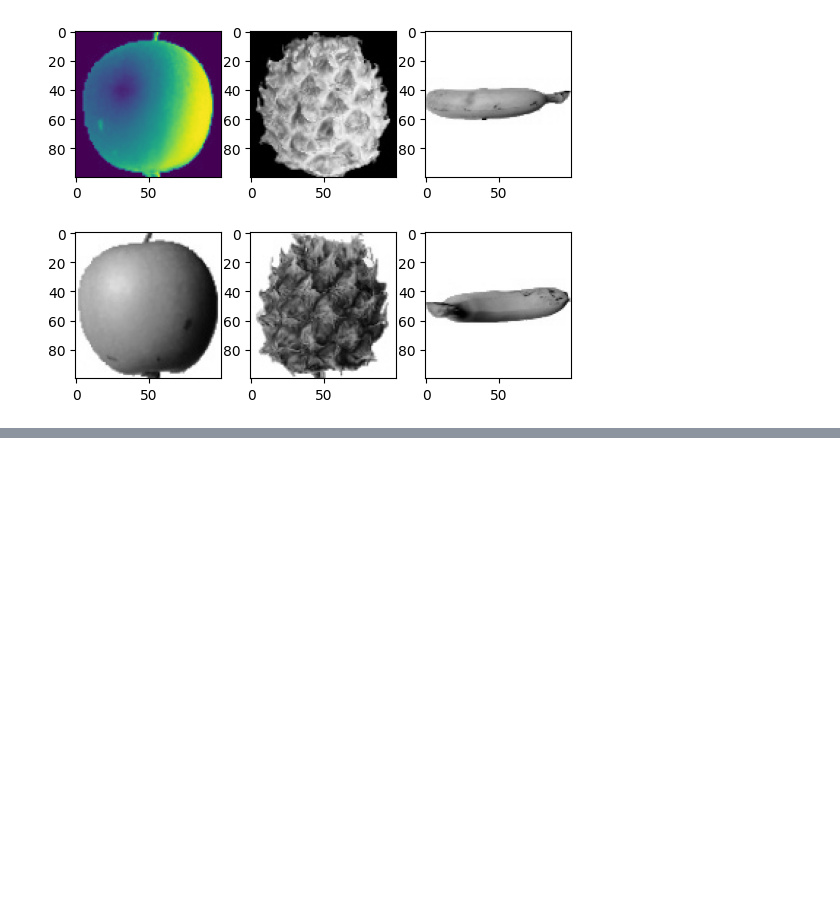
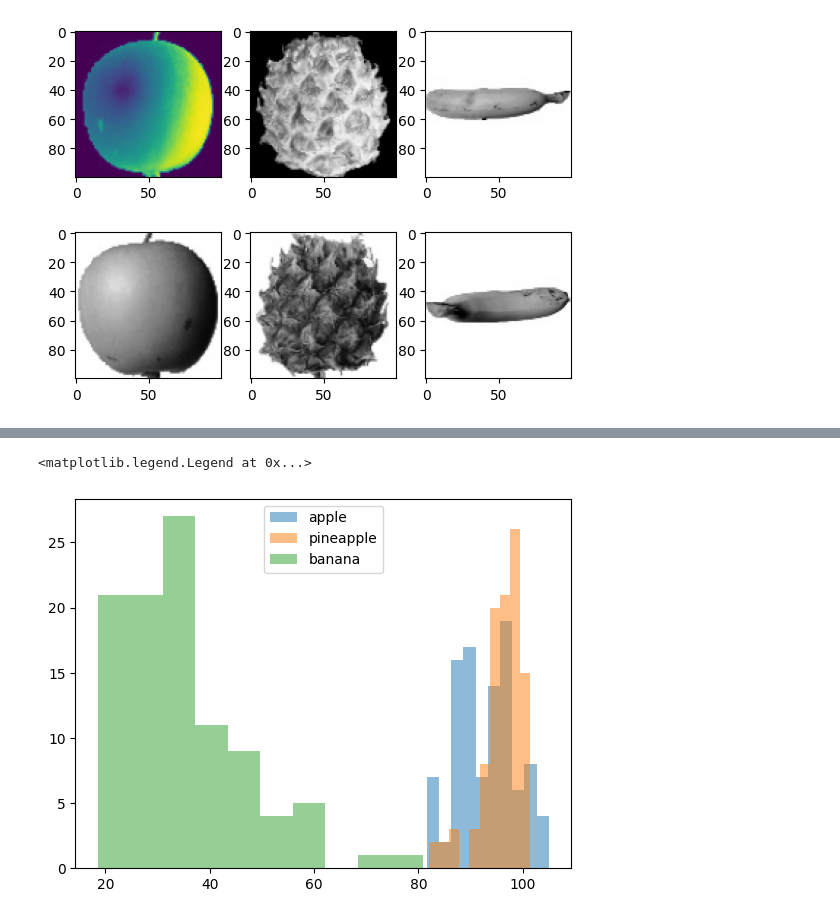
Before and after one commit to JSPARK0931/2025python, a Jupyter notebook: 02code/01test_new/16ml_cl01.ipynb, the cells around one changed output, grey strips where cells are left out. Saved outputs shown, nothing was run; the diff lists cells and outputs as text; code cells hidden in the pictures; blank space fills up the shorter version.

```diff
--- a/02code/01test_new/16ml_cl01.ipynb
+++ b/02code/01test_new/16ml_cl01.ipynb
@@ -66,0 +105,9 @@ plt.show()
+# %%
+# apple, pineapple 의 값이 중첩 : 알파는 투명도
+plt.hist(np.mean(apple,axis=1 ), alpha=0.5)
+plt.hist(np.mean(fineapple,axis=1), alpha=0.5)
+plt.hist(np.mean(banana,axis=1), alpha=0.5)
+plt.legend(['apple','pineapple','banana'])
+# %% [output]
+<matplotlib.legend.Legend at 0x...>
+[figure, added]
```
Also changed, not shown: parts of 11 cells of this notebook.
